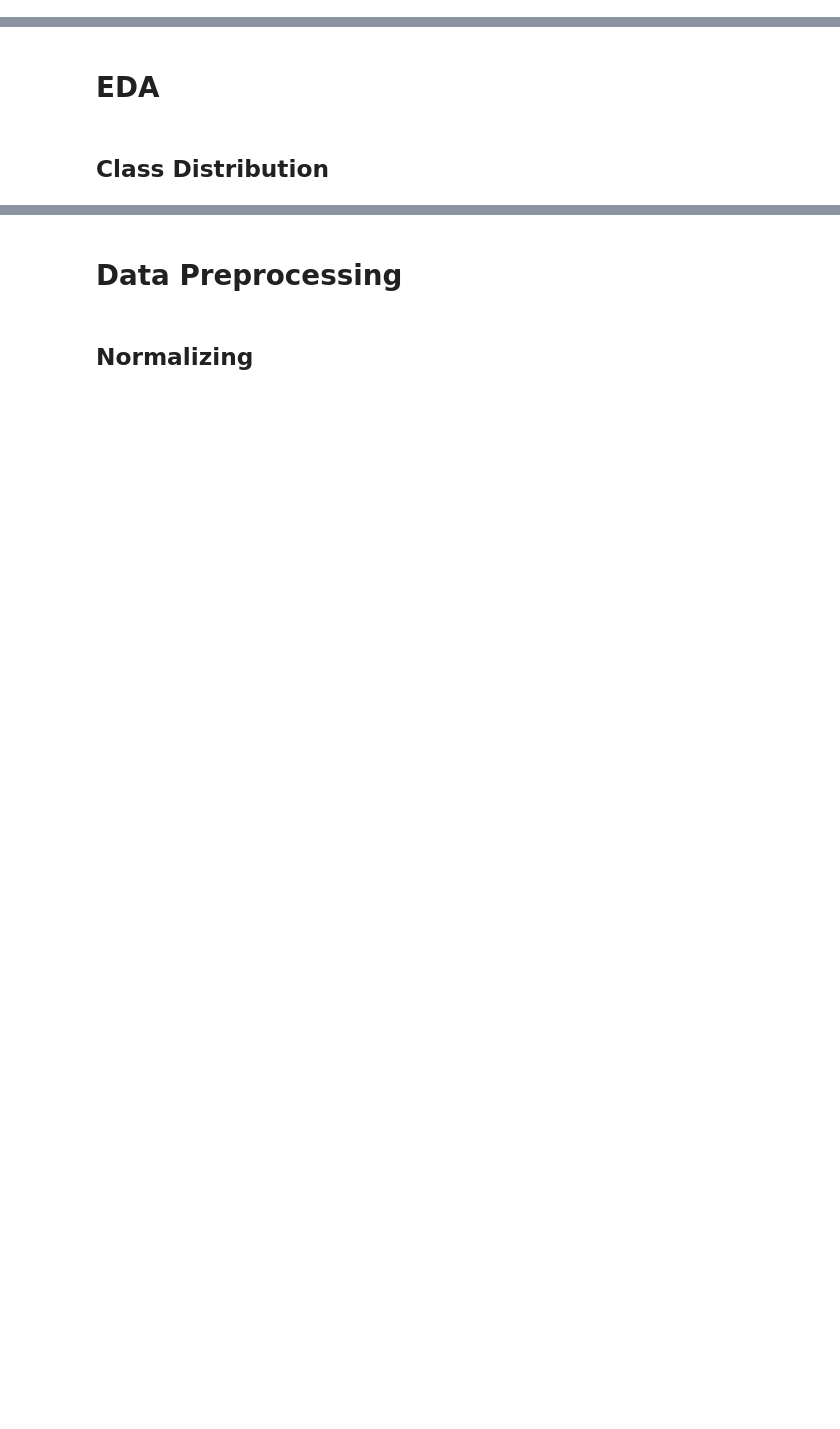
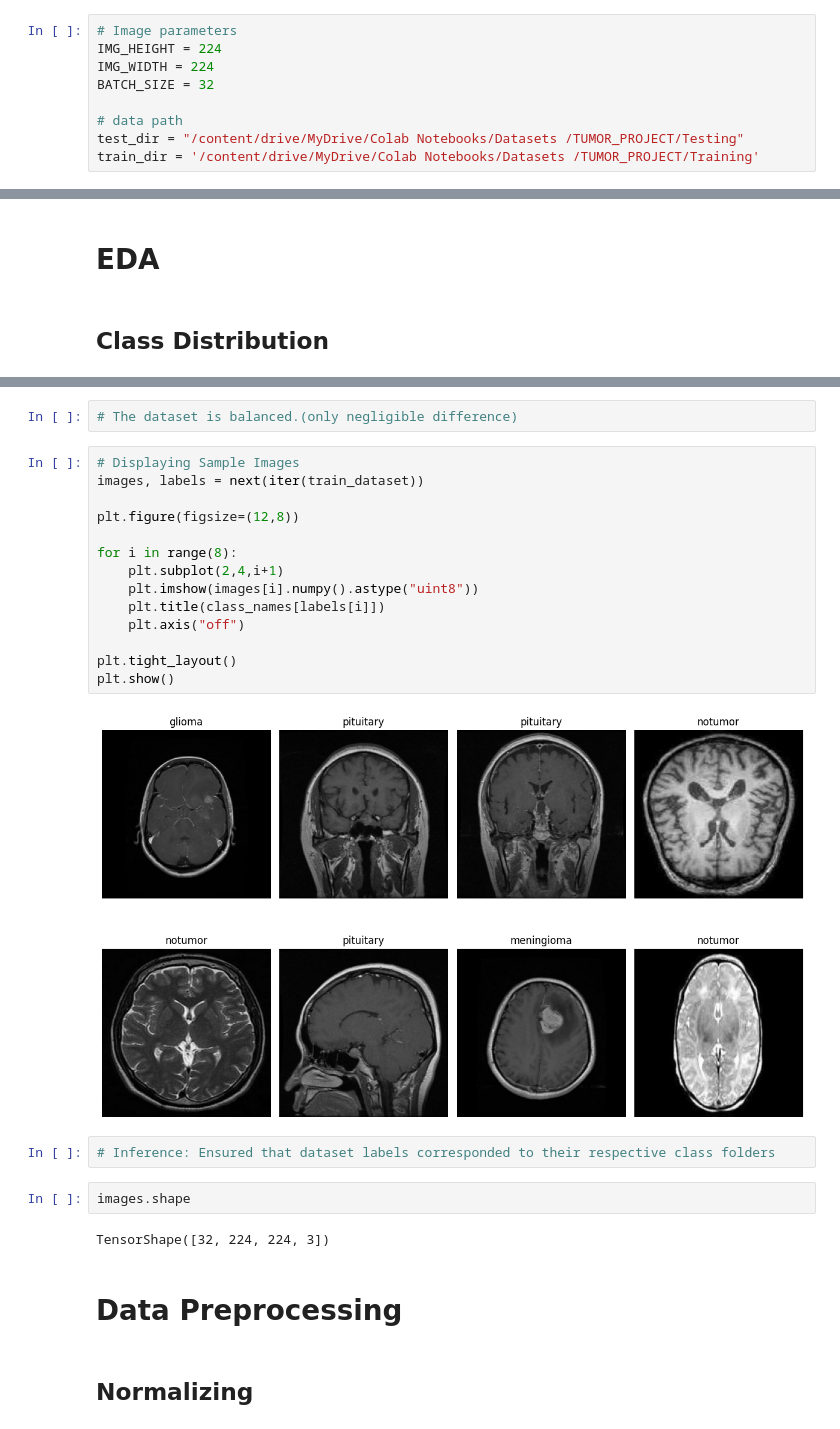
Before and after one commit to Govind-2004/Computer_Vision_Parallel_Project_Group_2, a Jupyter notebook: Group_2_CNN_Model.ipynb, the cells around one changed output, grey strips where cells are left out. Saved outputs shown, nothing was run; the diff lists cells and outputs as text; blank space fills up the shorter version.

Commit message:
Completed till Data Augmentation

```diff
--- a/Group_2_CNN_Model.ipynb
+++ b/Group_2_CNN_Model.ipynb
@@ -5,2 +19,11 @@
 # %% [markdown]
 #Read Dataset
+# %%
+# Image parameters
+IMG_HEIGHT = 224
+IMG_WIDTH = 224
+BATCH_SIZE = 32
+
+# data path
+test_dir = "/content/drive/MyDrive/Colab Notebooks/Datasets /TUMOR_PROJECT/Testing"
+train_dir = '/content/drive/MyDrive/Colab Notebooks/Datasets /TUMOR_PROJECT/Training'
@@ -11,3 +122,27 @@
+# %%
+# The dataset is balanced.(only negligible difference)
+# %%
+# Displaying Sample Images
+images, labels = next(iter(train_dataset))
+
+plt.figure(figsize=(12,8))
+
+for i in range(8):
+    plt.subplot(2,4,i+1)
+    plt.imshow(images[i].numpy().astype("uint8"))
+    plt.title(class_names[labels[i]])
+    plt.axis("off")
+
+plt.tight_layout()
+plt.show()
+# %% [output]
+[figure, added]
+# %%
+# Inference: Ensured that dataset labels corresponded to their respective class folders
+# %%
+images.shape
+# %% [output]
+TensorShape([32, 224, 224, 3])
 # %% [markdown]
 # Data Preprocessing
 # %% [markdown]
```
Also changed, not shown: parts of 17 cells of this notebook.
